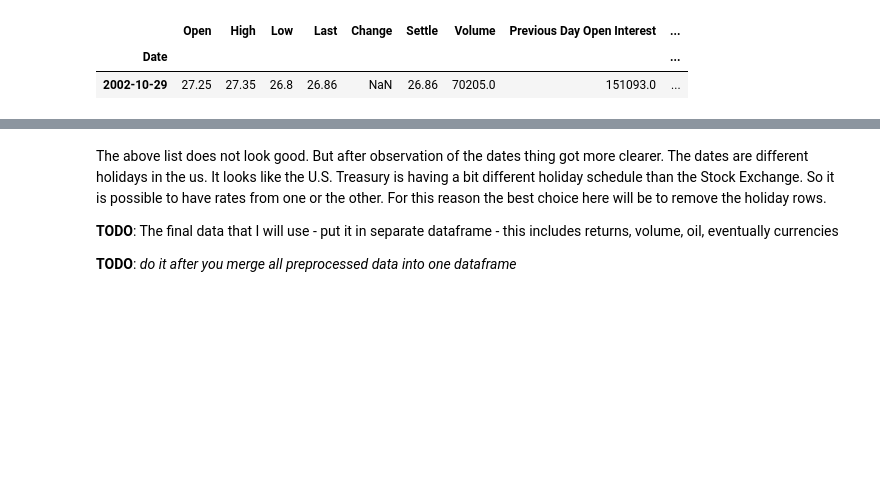
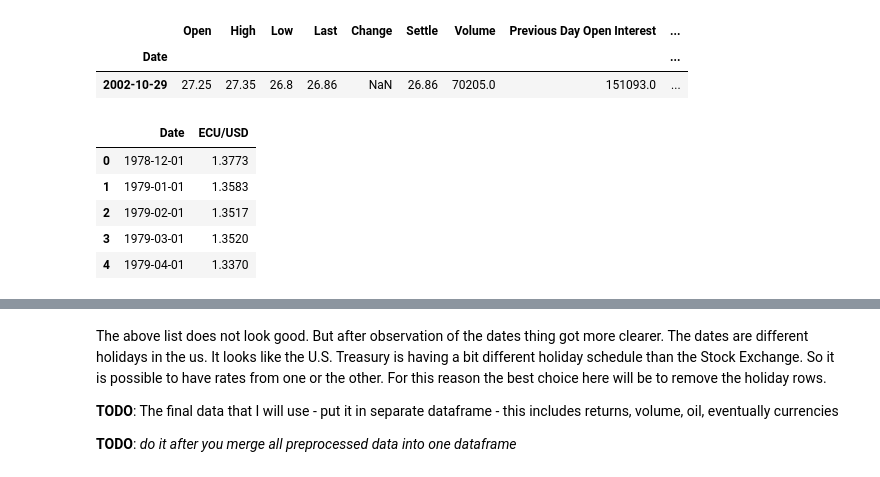
Before and after one commit to YanaSSS/Predicting-Daily-Stock-Returns-with-Machine-Learning-models, a Jupyter notebook: Machine Learning for Predicting Stock Daily Returns.ipynb, the cells around one changed output, grey strips where cells are left out. Cells and saved outputs as stored; diff of their text form; code cells hidden in the pictures; blank space fills up the shorter version.

```diff
--- a/Machine Learning for Predicting Stock Daily Returns.ipynb
+++ b/Machine Learning for Predicting Stock Daily Returns.ipynb
@@ -305,3 +305,17 @@ crude_oil_futures.sample()
 |  | Open | High | Low | Last | Change | Settle | Volume | Previous Day Open Interest | ... |
 | Date |  |  |  |  |  |  |  |  | ... |
 | 2002-10-29 | 27.25 | 27.35 | 26.8 | 26.86 | NaN | 26.86 | 70205.0 | 151093.0 | ... |
+# %%
+ecu_to_usd = pd.read_csv("ecu_to_usd_data.csv")
+ecu_to_usd = ecu_to_usd.rename(columns = {
+    "DATE": "Date",
+    "EXUSEC": "ECU/USD"})
+# %%
+ecu_to_usd.head()
+# %% [output]
+|  | Date | ECU/USD |
+| 0 | 1978-12-01 | 1.3773 |
+| 1 | 1979-01-01 | 1.3583 |
+| 2 | 1979-02-01 | 1.3517 |
+| 3 | 1979-03-01 | 1.3520 |
+| 4 | 1979-04-01 | 1.3370 |
```
Also changed, not shown: parts of 18 cells of this notebook, 1 other file.
